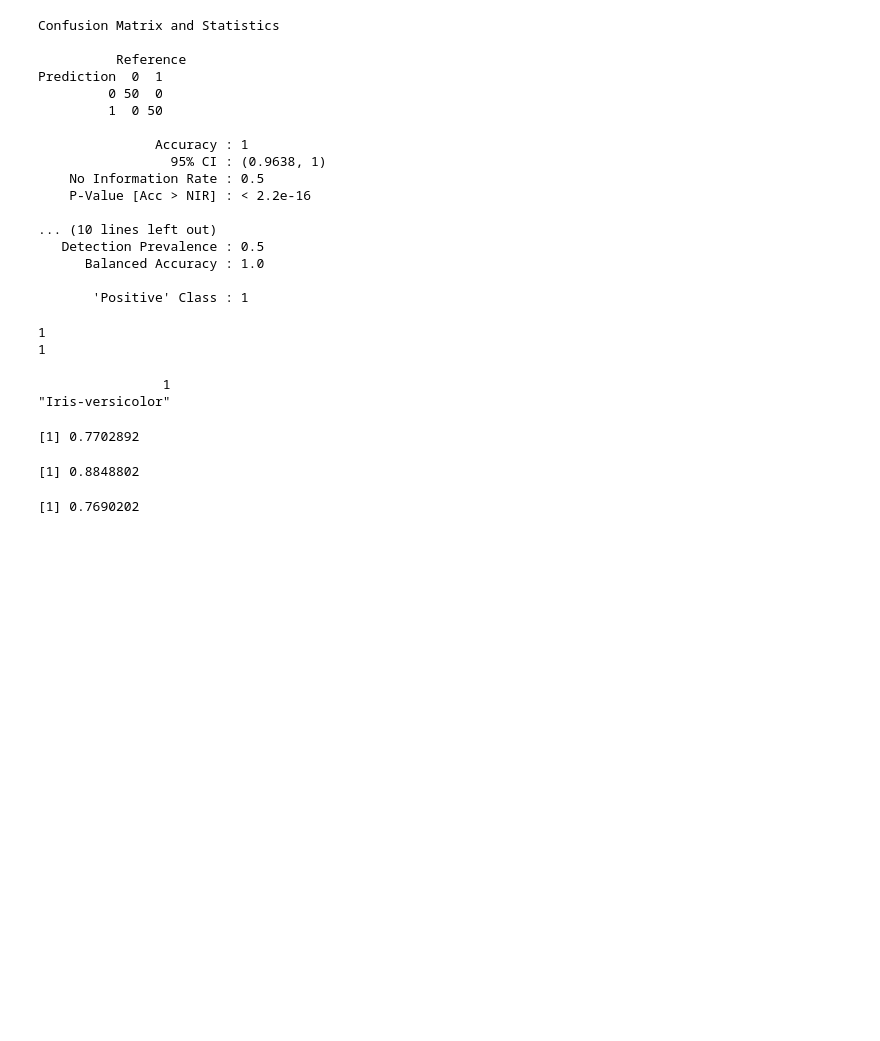
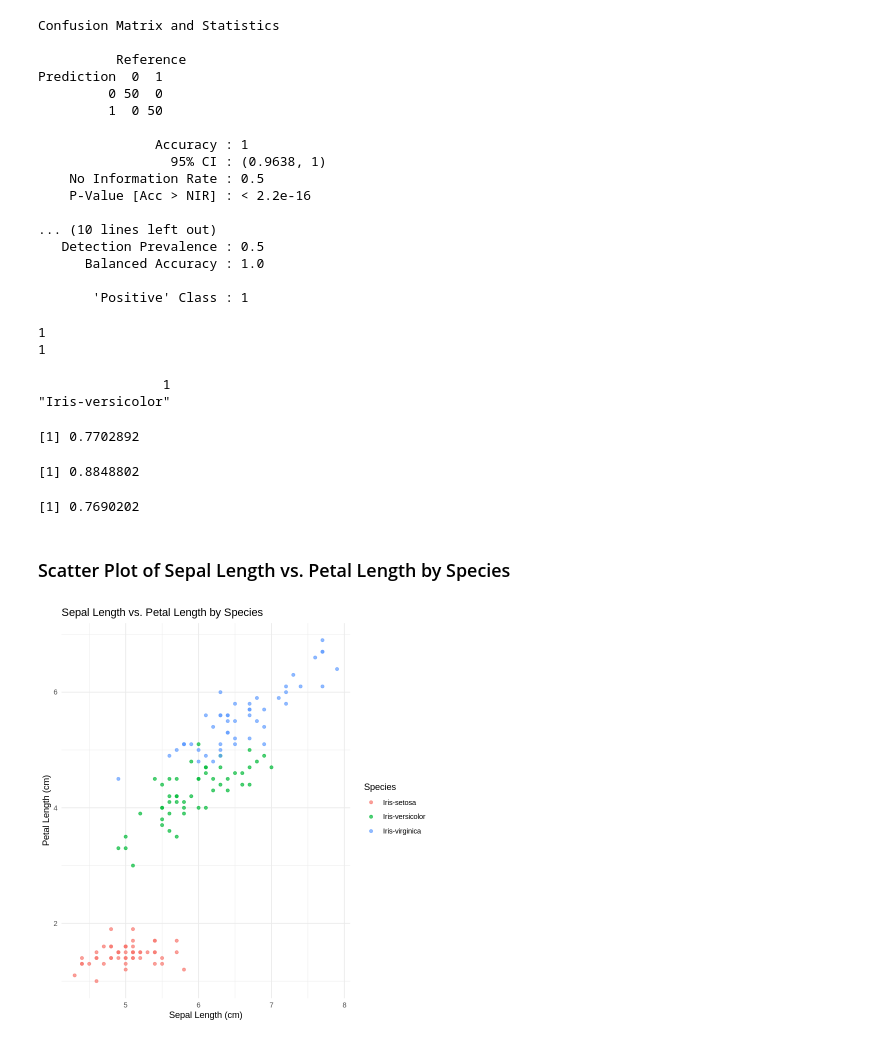
Before and after one commit to nur21horin/python_learing, a Jupyter notebook: Untitled28.ipynb, the cells around one changed output. Cells and saved outputs as stored; diff of their text form; code cells hidden in the pictures; blank space fills up the shorter version.

```diff
--- a/Untitled28.ipynb
+++ b/Untitled28.ipynb
@@ -305,3 +305,15 @@ R2
 [1] 0.7702892
 [1] 0.8848802
 [1] 0.7690202
+# %% [markdown]
+### Scatter Plot of Sepal Length vs. Petal Length by Species
+# %%
+ggplot(iris_data, aes(x = sepal_length, y = petal_length, color = species)) +
+  geom_point(alpha = 0.7) +
+  labs(title = "Sepal Length vs. Petal Length by Species",
+       x = "Sepal Length (cm)",
+       y = "Petal Length (cm)",
+       color = "Species") +
+  theme_minimal()
+# %% [output]
+[figure, added]
```
